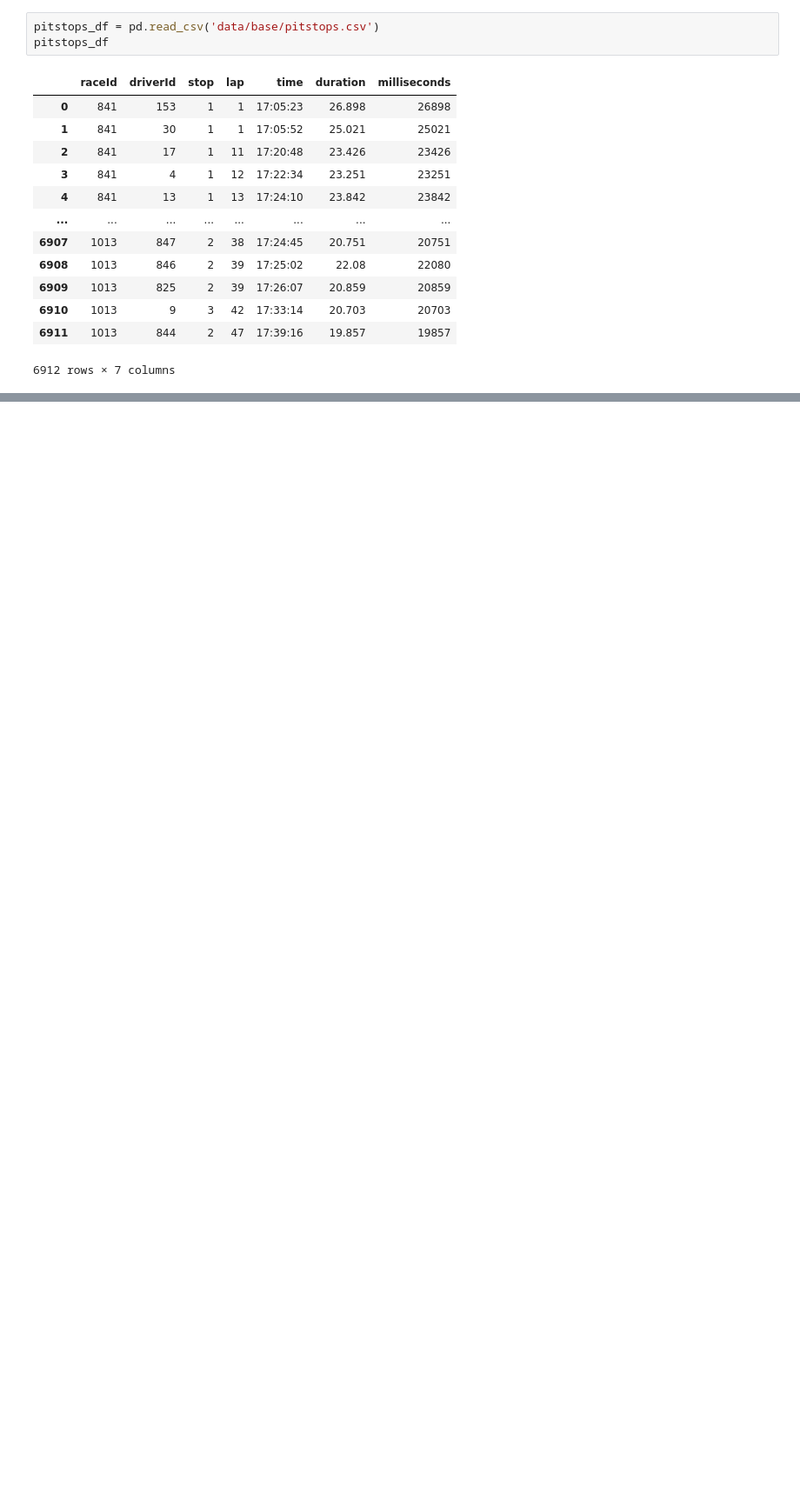
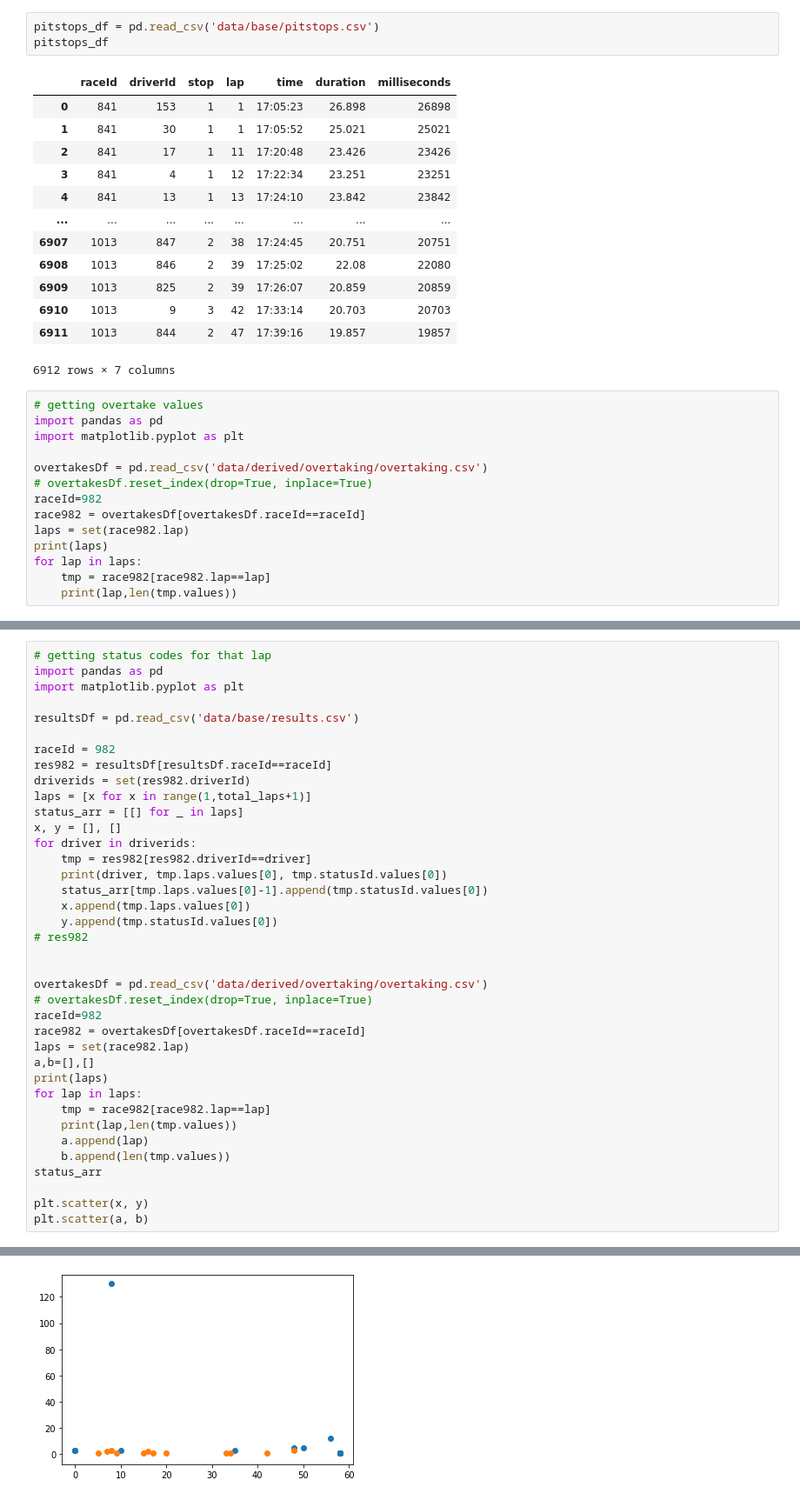
Before and after one commit to jessepinkman9900/F1, a Jupyter notebook: test.ipynb, the cells around one changed output, grey strips where cells are left out. Shown: that part at 87% size. Saved outputs shown, nothing was run; the diff lists cells and outputs as text; blank space fills up the shorter version.

```diff
--- a/test.ipynb
+++ b/test.ipynb
@@ -255,3 +293,17 @@ pitstops_df
 | 6910 | 1013 | 9 | 3 | 42 | 17:33:14 | 20.703 | 20703 |
 | 6911 | 1013 | 844 | 2 | 47 | 17:39:16 | 19.857 | 19857 |
 6912 rows × 7 columns
+# %%
+# getting overtake values
+import pandas as pd
+import matplotlib.pyplot as plt
+
+overtakesDf = pd.read_csv('data/derived/overtaking/overtaking.csv')
+# overtakesDf.reset_index(drop=True, inplace=True)
+raceId=982
+race982 = overtakesDf[overtakesDf.raceId==raceId]
+laps = set(race982.lap)
+print(laps)
+for lap in laps:
+    tmp = race982[race982.lap==lap]
+    print(lap,len(tmp.values))
@@ -257,0 +324,39 @@ pitstops_df
+# %%
+# getting status codes for that lap
+import pandas as pd
+import matplotlib.pyplot as plt
+
+resultsDf = pd.read_csv('data/base/results.csv')
+
+raceId = 982
+res982 = resultsDf[resultsDf.raceId==raceId]
+driverids = set(res982.driverId)
+laps = [x for x in range(1,total_laps+1)]
+status_arr = [[] for _ in laps]
+x, y = [], []
+for driver in driverids:
+    tmp = res982[res982.driverId==driver]
+    print(driver, tmp.laps.values[0], tmp.statusId.values[0])
+    status_arr[tmp.laps.values[0]-1].append(tmp.statusId.values[0])
+    x.append(tmp.laps.values[0])
+    y.append(tmp.statusId.values[0])
+# res982
+
+
+overtakesDf = pd.read_csv('data/derived/overtaking/overtaking.csv')
+# overtakesDf.reset_index(drop=True, inplace=True)
+raceId=982
+race982 = overtakesDf[overtakesDf.raceId==raceId]
+laps = set(race982.lap)
+a,b=[],[]
+print(laps)
+for lap in laps:
+    tmp = race982[race982.lap==lap]
+    print(lap,len(tmp.values))
+    a.append(lap)
+    b.append(len(tmp.values))
+status_arr
+
+plt.scatter(x, y)
+plt.scatter(a, b)
+# %% [output]
@@ -257,0 +381 @@ pitstops_df
+[figure, added]
```
Also changed, not shown: parts of 5 cells of this notebook.
